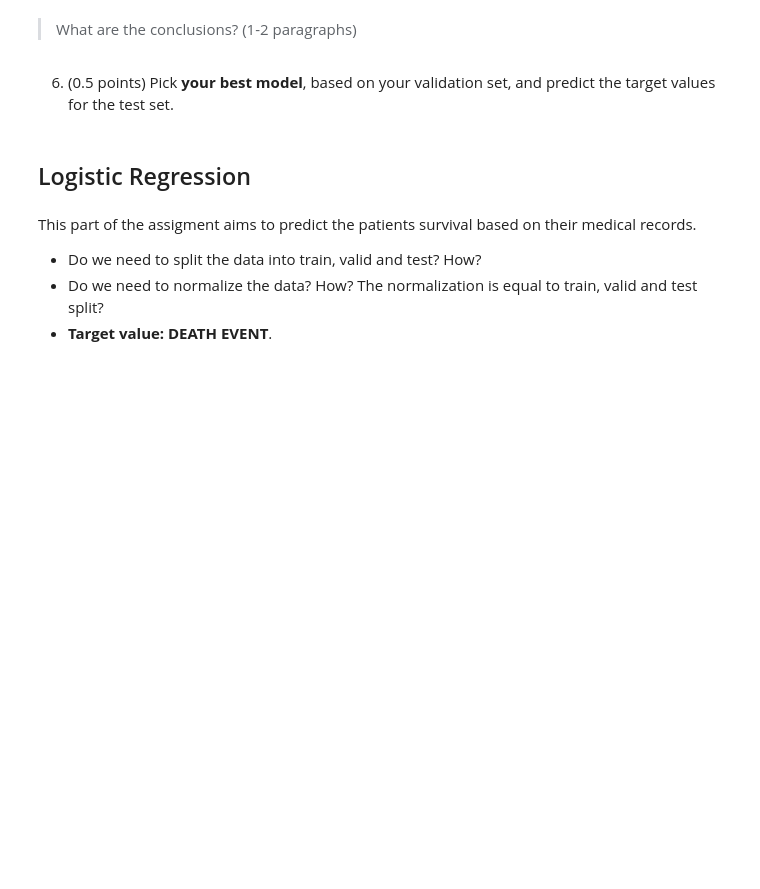
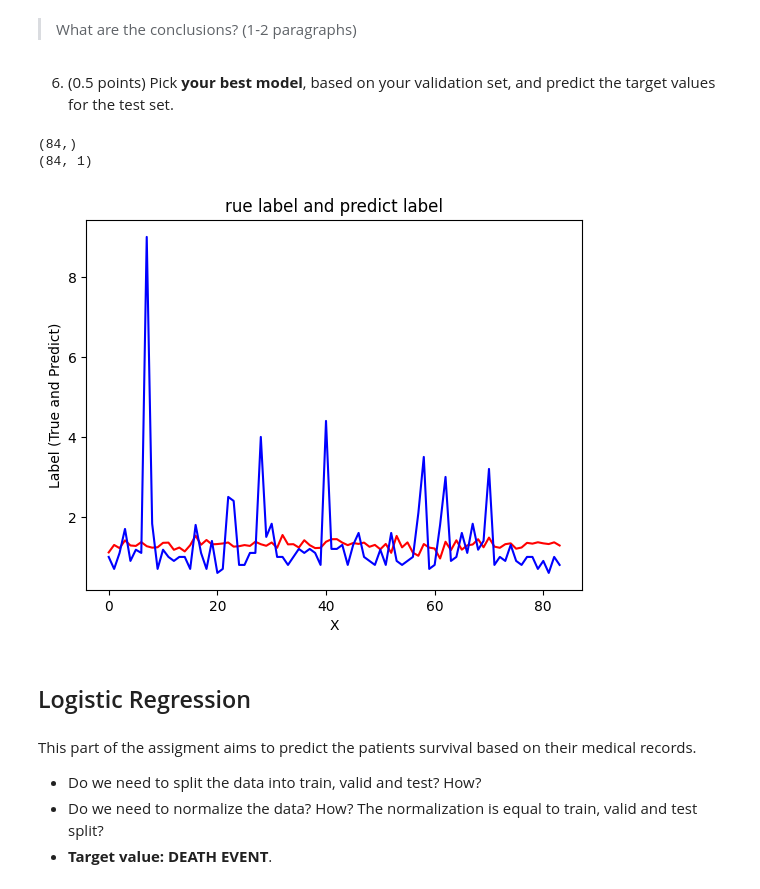
Before and after one commit to rubenscp/MO444-MC886-Tarefas, a Jupyter notebook: Tarefa 02/T2_Classical_Techniques by Rubens.ipynb, the cells around one changed output. Cells and saved outputs as stored; diff of their text form; code cells hidden in the pictures; blank space fills up the shorter version.

```diff
--- a/Tarefa 02/T2_Classical_Techniques by Rubens.ipynb
+++ b/Tarefa 02/T2_Classical_Techniques by Rubens.ipynb
@@ -313,7 +313,7 @@ We wil also evaluate the performance of methods by feature selecting criteria:
 # %%
 # creating dataset selecting features to allow the evaluation of the models
 X_train_all_features = X_train.copy()
-X_test_features_corr_non_zero  = X_test.copy()
+X_test_all_features  = X_test.copy()
 
 X_train_features_correlated_non_zero = X_train[['serum_sodium', 'age', 'high_blood_pressure', 'platelets', 'sex', 'ejection_fraction', 'anaemia']].copy()
 X_test_features_correlated_non_zero  = X_test[['serum_sodium', 'age', 'high_blood_pressure', 'platelets', 'sex', 'ejection_fraction', 'anaemia']].copy()
@@ -465,7 +465,7 @@ class AnalyticalLinearRegression():
 model = AnalyticalLinearRegression()
 
 # fitting model with training data
-model.fit(scaled_X_train_features_corr_non_zero, scaled_y_train)
+model.fit(scaled_X_train_all_features, scaled_y_train)
 
 # predicting model with test data
 y_predict = model.predict(scaled_X_test_all_features)
@@ -872,3 +875,33 @@ Polynomial - learning_rate: 0.350000 - mse: 4.684018665432196
+# %%
+# TODO: Plot the true label and the predict label
+
+print(SKL_y_predict_features_top_2.shape)
+print(scaled_y_test.shape)
+
+# SKL_y_predict_features_top_2
+# scaled_X_train_features_top_2
+
+number_of_x = len(SKL_y_predict_features_top_2)
+plt.plot(list(range(number_of_x)), scaled_y_test, '-b')
+plt.plot(list(range(number_of_x)), SKL_y_predict_features_top_2, '-r')
+title = 'rue label and predict label'
+plt.title(title)
+plt.xlabel('X')
+plt.ylabel('Label (True and Predict)')
+plt.show()
+
+
+# plotting cost function versus epochs
+# plt.plot(learning_rates, mse_learning_rates, '-r')
+# title = 'True label and predict label'
+# plt.title(title)
+# plt.xlabel('')
+# plt.ylabel('MSE')
+# plt.show()
+# %% [output]
+(84,)
+(84, 1)
+[figure, added]
 # %% [markdown]
 ## Logistic Regression
 # %% [markdown]
```
Also changed, not shown: parts of 4 cells of this notebook.
